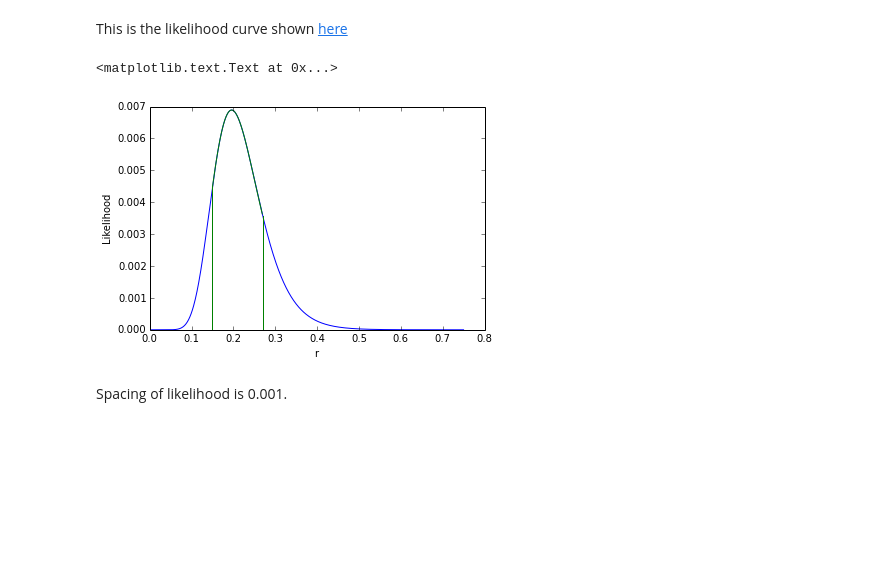
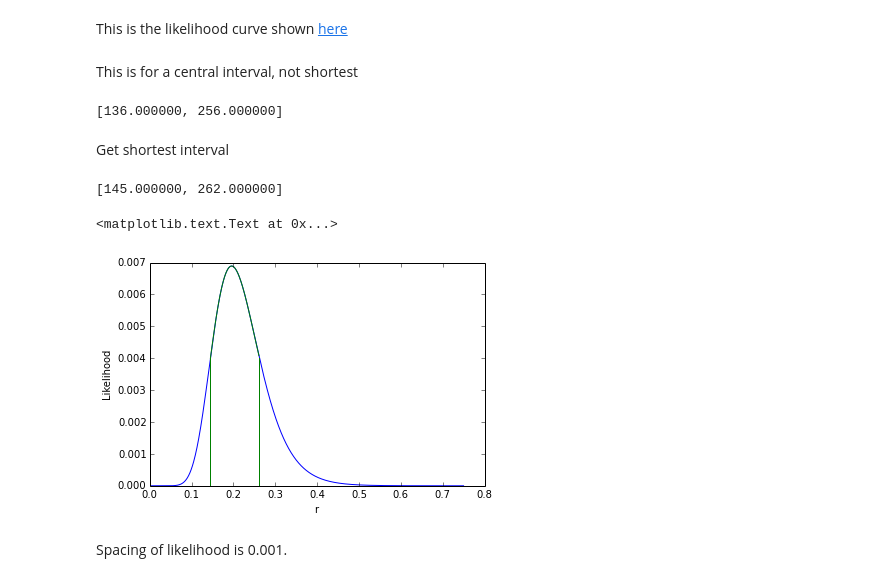
Before and after one commit to cranmer/play, a Jupyter notebook: BICEP2/BICEP2_likelihood.ipynb, the cells around one changed output. Cells and saved outputs as stored; diff of their text form; code cells hidden in the pictures; blank space fills up the shorter version.

Commit message:
get proper intervals (central and shortest)

```diff
--- a/BICEP2/BICEP2_likelihood.ipynb
+++ b/BICEP2/BICEP2_likelihood.ipynb
@@ -32,16 +32,43 @@ for x,y in temp[:-1]:
 likelihoodScan = np.array(likelihoodScan)
 # %% [markdown]
 This is the likelihood curve shown [here](http://bicepkeck.org/B2_2014_i_figs/rconstraint.png)
+# %%
+lmax = likelihoodScan[:,1].max()
+rpeak = np.where(likelihoodScan[:,1]==lmax)[0][0]
+# %% [markdown]
+This is for a central interval, not shortest
+# %%
+rminBicep, rmaxBicep = rpeak,rpeak
+while np.sum(likelihoodScan[rminBicep:rmaxBicep,1])<0.68:
+    rmaxBicep+=1
+    rminBicep-=1
+print '[%f, %f]'%( rminBicep, rmaxBicep)
+# %% [output]
+[136.000000, 256.000000]
+# %% [markdown]
+Get shortest interval
+# %%
+rminBicep, rmaxBicep = rpeak,rpeak
+integral,cutoff=0.,lmax-lmax/1000
+while integral<0.68:
+    rRange = np.where(likelihoodScan[:,1]>cutoff)
+    rminBicep=np.min(rRange)
+    rmaxBicep=np.max(rRange)
+    integral = np.sum(likelihoodScan[rminBicep:rmaxBicep,1])
+    cutoff-=lmax/1000
+print '[%f, %f]'%( rminBicep, rmaxBicep)
+# %% [output]
+[145.000000, 262.000000]
 # %%
 plt.plot(likelihoodScan[:,0],likelihoodScan[:,1])
-plt.plot(likelihoodScan[150:270,0],likelihoodScan[150:270,1],'g')
-plt.plot([0.2+0.07,0.2+0.07],[0.,likelihoodScan[270,1]],'g')
-plt.plot([0.2-0.05,0.2-0.05],[0.,likelihoodScan[150,1]],'g')
+plt.plot(likelihoodScan[rminBicep:rmaxBicep,0],likelihoodScan[rminBicep:rmaxBicep,1],'g')
+plt.plot([rminBicep/1000.,rminBicep/1000.],[0.,likelihoodScan[rminBicep,1]],'g')
+plt.plot([rmaxBicep/1000.,rmaxBicep/1000.],[0.,likelihoodScan[rmaxBicep,1]],'g')
 plt.xlabel('r')
 plt.ylabel('Likelihood')
 # %% [output]
 <matplotlib.text.Text at 0x...>
-[figure, old version]
+[figure, new version]
 # %% [markdown]
 Spacing of likelihood is 0.001.
 # %%
```
